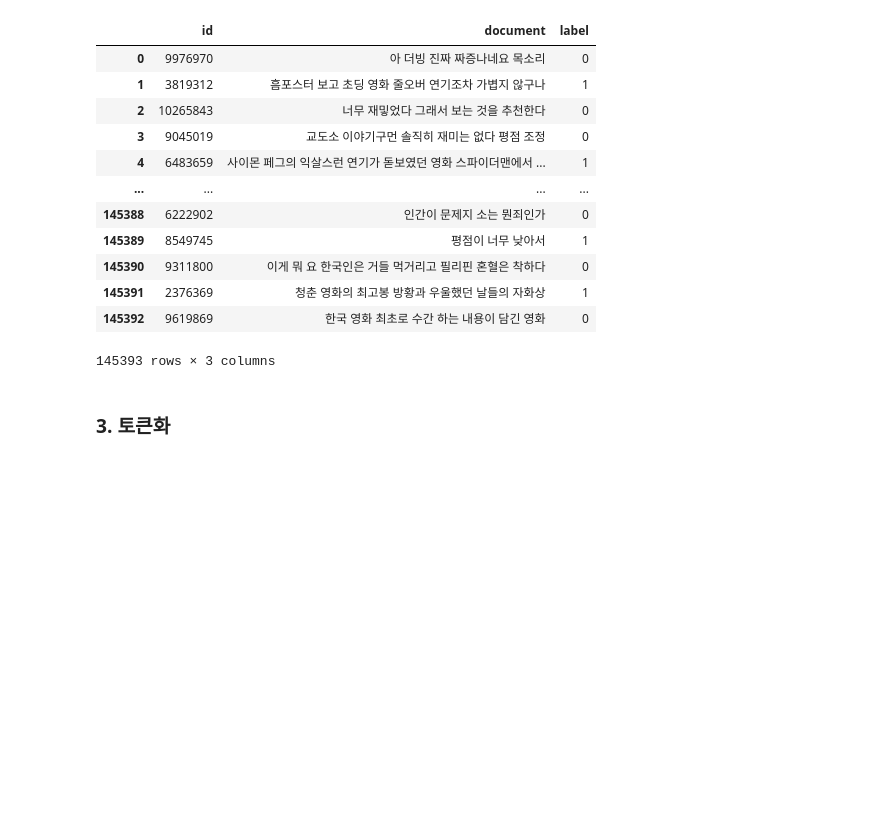
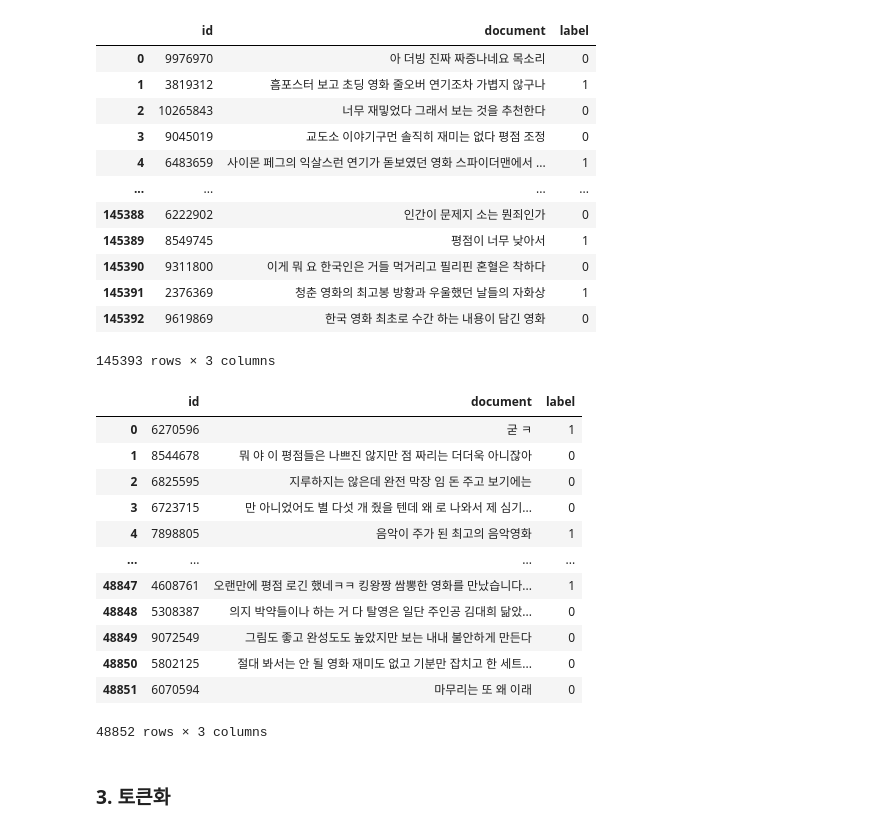
Before and after one commit to huitaek/project-nlp, a Jupyter notebook: preprocessing.ipynb, the cells around one changed output. Saved outputs shown, nothing was run; the diff lists cells and outputs as text; code cells hidden in the pictures; blank space fills up the shorter version.

```diff
--- a/preprocessing.ipynb
+++ b/preprocessing.ipynb
@@ -199,6 +199,24 @@ train_data
 | 145391 | 2376369 | 청춘 영화의 최고봉 방황과 우울했던 날들의 자화상 | 1 |
 | 145392 | 9619869 | 한국 영화 최초로 수간 하는 내용이 담긴 영화 | 0 |
 145393 rows × 3 columns
+# %%
+test_data = pd.read_csv('./data/ratings_test_spaced.csv')
+
+test_data
+# %% [output]
+|  | id | document | label |
+| 0 | 6270596 | 굳 ㅋ | 1 |
+| 1 | 8544678 | 뭐 야 이 평점들은 나쁘진 않지만 점 짜리는 더더욱 아니잖아 | 0 |
+| 2 | 6825595 | 지루하지는 않은데 완전 막장 임 돈 주고 보기에는 | 0 |
+| 3 | 6723715 | 만 아니었어도 별 다섯 개 줬을 텐데 왜 로 나와서 제 심기... | 0 |
+| 4 | 7898805 | 음악이 주가 된 최고의 음악영화 | 1 |
+| ... | ... | ... | ... |
+| 48847 | 4608761 | 오랜만에 평점 로긴 했네ㅋㅋ 킹왕짱 쌈뽕한 영화를 만났습니다... | 1 |
+| 48848 | 5308387 | 의지 박약들이나 하는 거 다 탈영은 일단 주인공 김대희 닮았... | 0 |
+| 48849 | 9072549 | 그림도 좋고 완성도도 높았지만 보는 내내 불안하게 만든다 | 0 |
+| 48850 | 5802125 | 절대 봐서는 안 될 영화 재미도 없고 기분만 잡치고 한 세트... | 0 |
+| 48851 | 6070594 | 마무리는 또 왜 이래 | 0 |
+48852 rows × 3 columns
 # %% [markdown]
 ### 3. 토큰화
 # %% [markdown]
```
Also changed, not shown: parts of 13 cells of this notebook, 8 other files.
